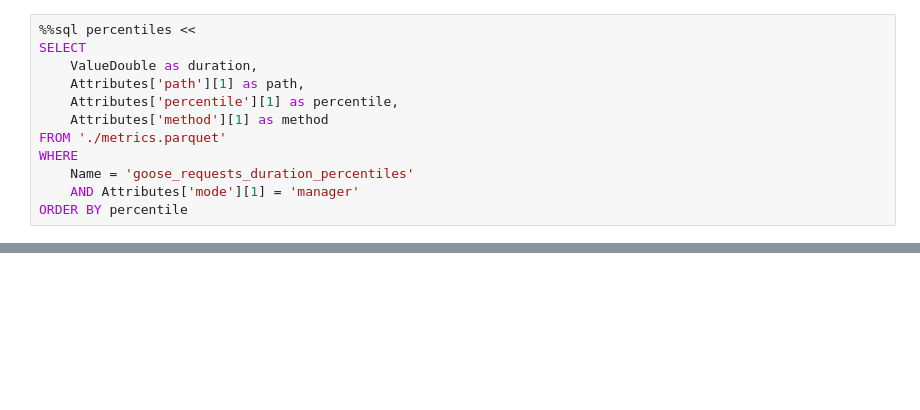
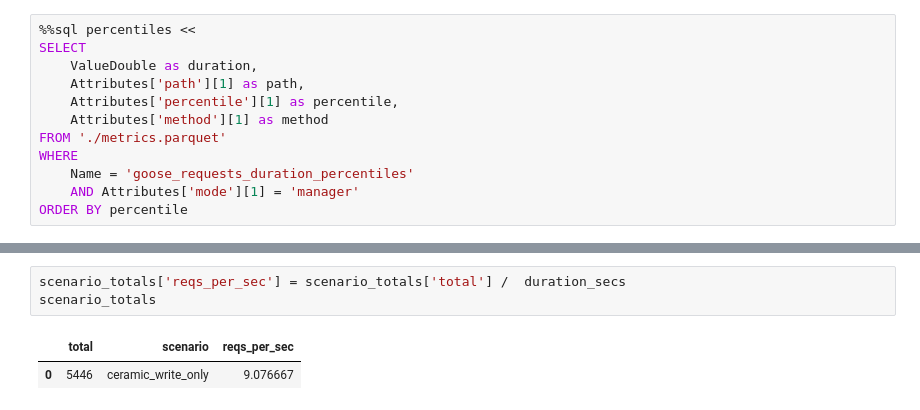
Before and after one commit to 3box/keramik, a Jupyter notebook: analyze/sim.ipynb, the cells around one changed output, grey strips where cells are left out. Saved outputs shown, nothing was run; the diff lists cells and outputs as text; blank space fills up the shorter version.

```diff
--- a/analyze/sim.ipynb
+++ b/analyze/sim.ipynb
@@ -76,0 +118,6 @@ plt.legend(bbox_to_anchor=(1.04, 1))
+# %%
+scenario_totals['reqs_per_sec'] = scenario_totals['total'] /  duration_secs
+scenario_totals
+# %% [output]
+|  | total | scenario | reqs_per_sec |
+| 0 | 5446 | ceramic_write_only | 9.076667 |
```
Also changed, not shown: parts of 9 cells of this notebook, 6 other files.
